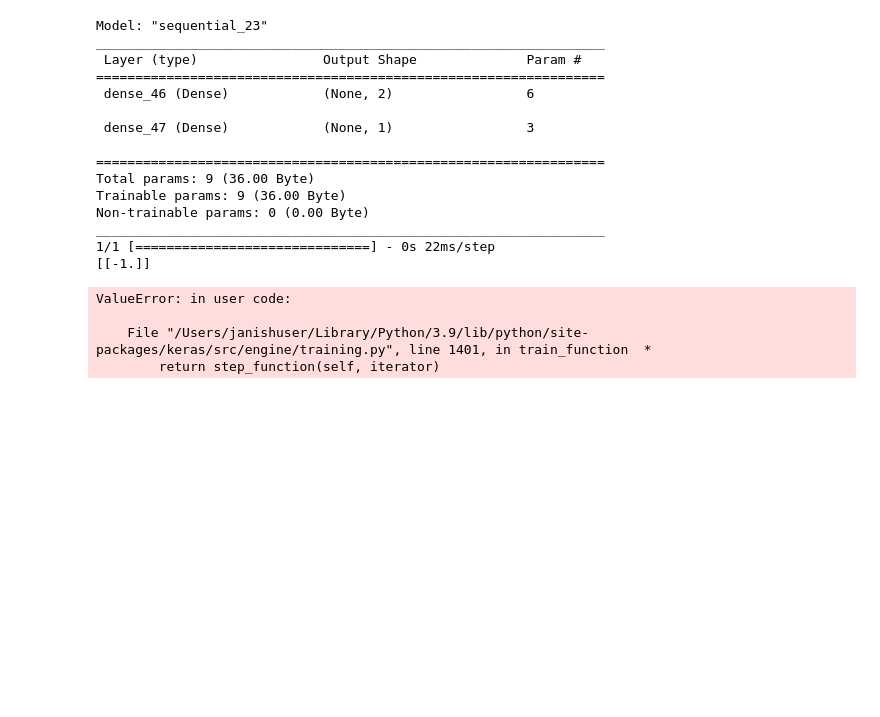
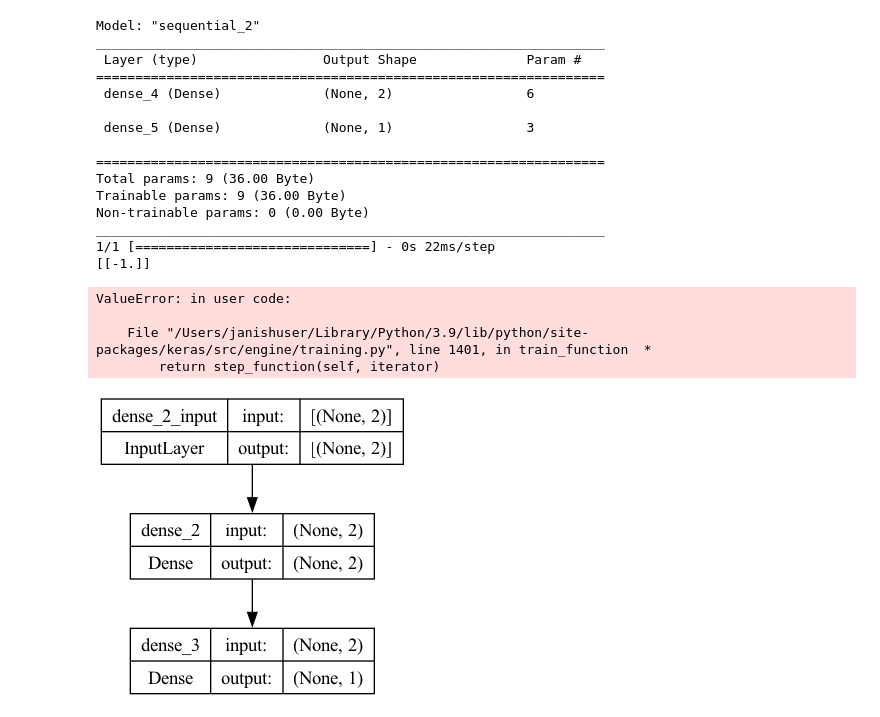
Before and after one commit to JanisHuser/ZHAW-BSC-Informatik, a Jupyter notebook: src/HS23/MLDM/scripts/Neural Network.ipynb, the cells around one changed output. Cells and saved outputs as stored; diff of their text form; code cells hidden in the pictures; blank space fills up the shorter version.

```diff
--- a/src/HS23/MLDM/scripts/Neural Network.ipynb
+++ b/src/HS23/MLDM/scripts/Neural Network.ipynb
@@ -21,8 +21,14 @@ Note: you may need to restart the kernel to use updated packages.
 # %%
 import tensorflow as tf
 import numpy as np
+import datetime
 from tensorflow.keras.models import Sequential
 from tensorflow.keras.layers import Dense
+from tensorflow.keras.callbacks import TensorBoard
+
+# Set up the log directory for TensorBoard
+log_dir = "logs/fit/" + datetime.datetime.now().strftime("%Y%m%d-%H%M%S")
+tensorboard_callback = TensorBoard(log_dir=log_dir, histogram_freq=1)
 # %%
 def sgn(x):
     condition = tf.greater(x, 0)
@@ -62,19 +68,19 @@ input_data = np.array([[-1, -1]])
 target_data = np.array([[1]])
 
 # Train the model for a single epoch
-model.fit(input_data, target_data, epochs=1)
+model.fit(input_data, target_data, epochs=1, callbacks=[tensorboard_callback])
 
 
 print (model.layers[0].get_weights())
 print (model.layers[1].get_weights())
 # %% [output]
-Model: "sequential_23"
+Model: "sequential_2"
 _________________________________________________________________
  Layer (type)                Output Shape              Param #
 =================================================================
- dense_46 (Dense)            (None, 2)                 6
+ dense_4 (Dense)             (None, 2)                 6
 
- dense_47 (Dense)            (None, 1)                 3
+ dense_5 (Dense)             (None, 1)                 3
 
 =================================================================
 Total params: 9 (36.00 Byte)
@@ -87,3 +93,10 @@ ValueError: in user code:
 
     File "/Users/janishuser/Library/Python/3.9/lib/python/site-packages/keras/src/engine/training.py", line 1401, in train_function  *
         return step_function(self, iterator)
+# %%
+from tensorflow.keras.utils import plot_model
+from IPython.display import Image
+plot_model(model, to_file='model_plot.png', show_shapes=True, show_layer_names=True)
+Image(filename='model_plot.png')
+# %% [output]
+[figure, added]
```
Also changed, not shown: parts of 2 cells of this notebook, 3 other files.
